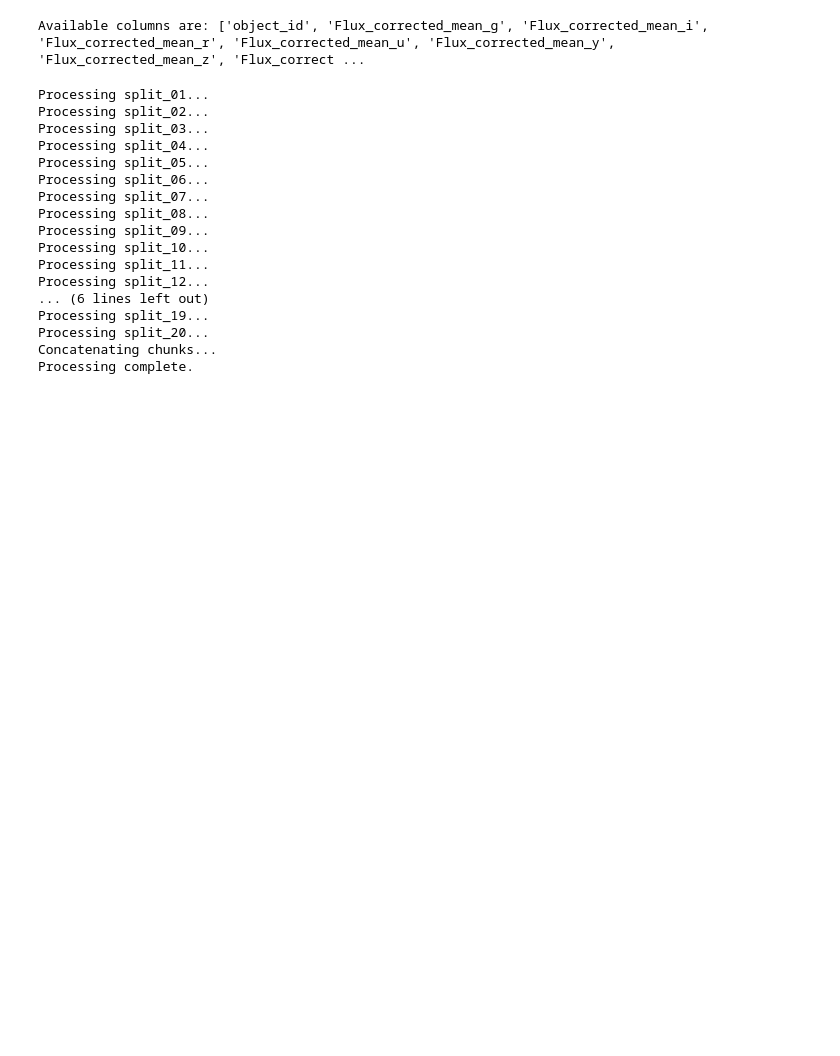
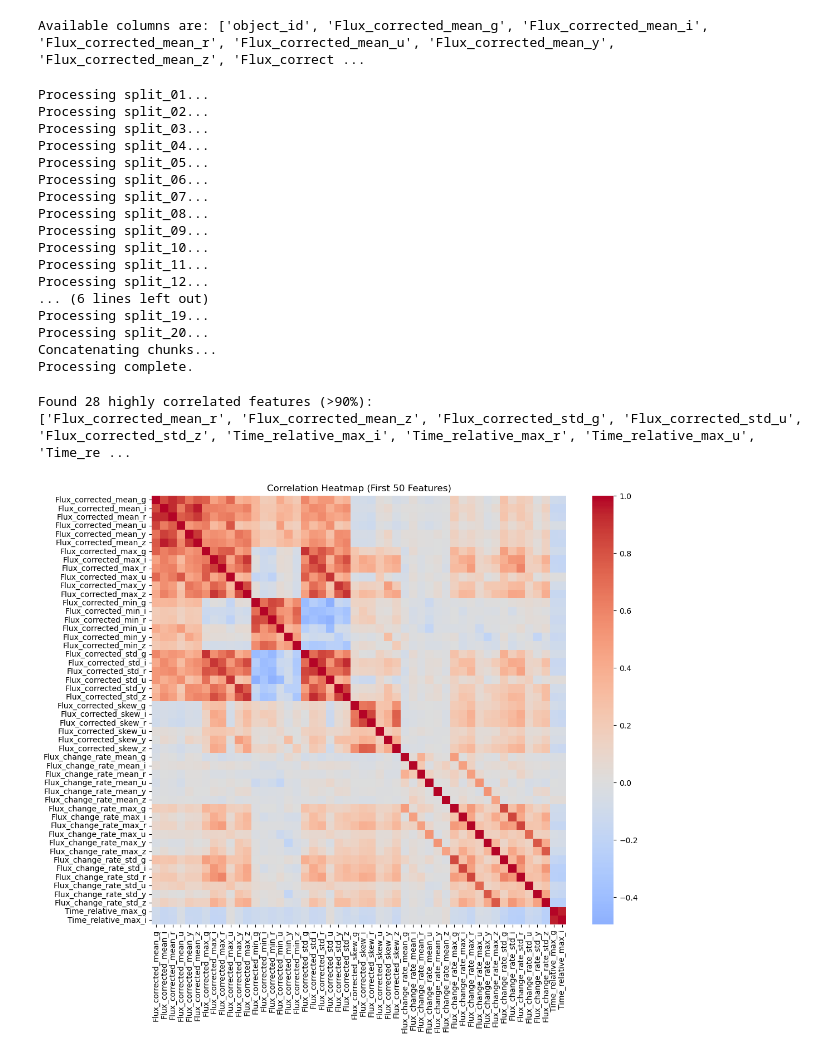
Before and after one commit to EnderMagician/ML-Final, a Jupyter notebook: notebooks/02_preprosessing.ipynb, the cells around one changed output. Cells and saved outputs as stored; diff of their text form; code cells hidden in the pictures; blank space fills up the shorter version.

```diff
--- a/notebooks/02_preprosessing.ipynb
+++ b/notebooks/02_preprosessing.ipynb
@@ -342,3 +313,39 @@ Processing complete.
 # %%
 train_features.to_parquet(PROCESSED_DATA_PATH / "train_features.parquet", index=False)
 test_features.to_parquet(PROCESSED_DATA_PATH / "test_features.parquet", index=False)
+# %%
+import seaborn as sns
+import matplotlib.pyplot as plt
+
+def analyze_redundancy(df):
+    # 1. Drop non-numeric columns for correlation
+    numeric_df = df.drop(columns=['object_id', 'target', 'Z_err'], errors='ignore')
+
+    # 2. Calculate Correlation Matrix
+    corr_matrix = numeric_df.corr().abs()
+
+    # 3. Select Upper Triangle of Correlation Matrix
+    upper = corr_matrix.where(np.triu(np.ones(corr_matrix.shape), k=1).astype(bool))
+
+    # 4. Find Index of Feature Columns with Correlation > 0.90
+    to_drop = [column for column in upper.columns if any(upper[column] > 0.90)]
+
+    print(f"Found {len(to_drop)} highly correlated features (>90%):")
+    print(to_drop)
+
+    # 5. Plot Heatmap of Top Correlations
+    plt.figure(figsize=(12, 10))
+    # Plot only a subset if too many features exist
+    subset_cols = numeric_df.columns[:50]
+    sns.heatmap(numeric_df[subset_cols].corr(), cmap='coolwarm', center=0)
+    plt.title("Correlation Heatmap (First 50 Features)")
+    plt.show()
+
+    return to_drop
+
+# Run Analysis
+redundant_features = analyze_redundancy(train_features)
+# %% [output]
+Found 28 highly correlated features (>90%):
+['Flux_corrected_mean_r', 'Flux_corrected_mean_z', 'Flux_corrected_std_g', 'Flux_corrected_std_u', 'Flux_corrected_std_z', 'Time_relative_max_i', 'Time_relative_max_r', 'Time_relative_max_u', 'Time_re ...
+[figure, added]
```
Also changed, not shown: parts of 5 cells of this notebook, 6 other files.
